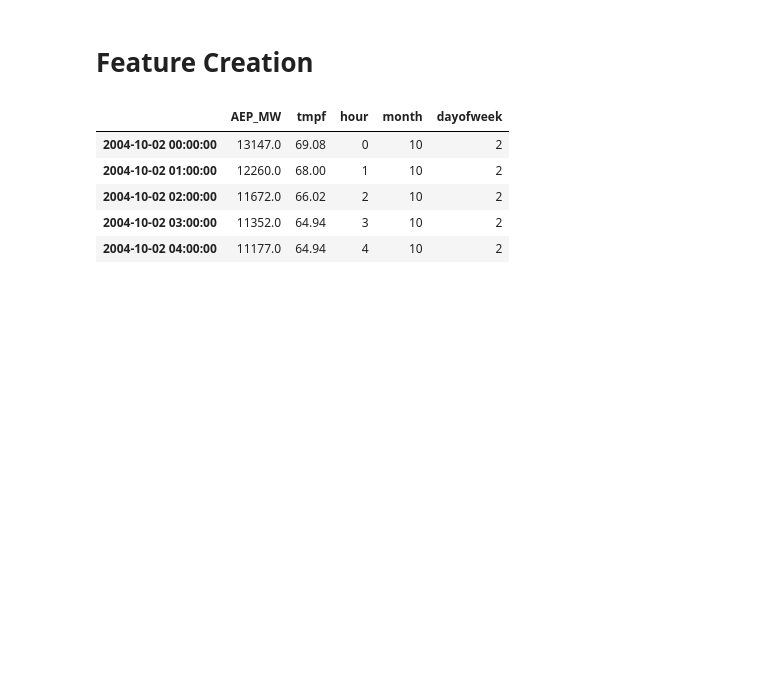
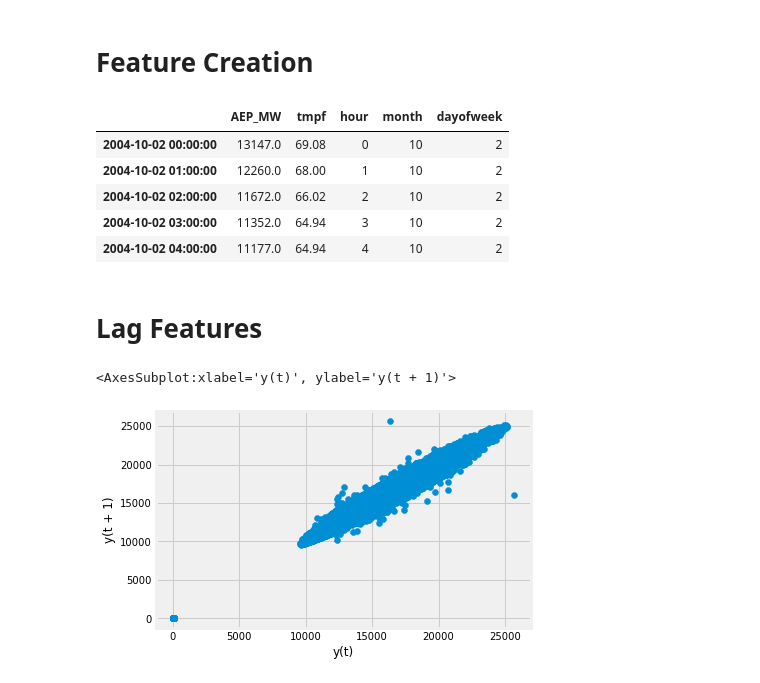
Before and after one commit to johnny-pham23/Time-Series, a Jupyter notebook: AEP_ts.ipynb, the cells around one changed output. Cells and saved outputs as stored; diff of their text form; code cells hidden in the pictures; blank space fills up the shorter version.

```diff
--- a/AEP_ts.ipynb
+++ b/AEP_ts.ipynb
@@ -226,3 +226,5 @@ df3.head()
 | 2004-10-02 02:00:00 | 11672.0 | 66.02 | 2 | 10 | 2 |
 | 2004-10-02 03:00:00 | 11352.0 | 64.94 | 3 | 10 | 2 |
 | 2004-10-02 04:00:00 | 11177.0 | 64.94 | 4 | 10 | 2 |
+# %% [markdown]
+# Lag Features
@@ -228,0 +249,11 @@ df3.head()
+# %%
+# Import lag_plot function
+from pandas.plotting import lag_plot
+plt.figure()
+# Pass the lag argument and plot the values.
+# When lag=1 the plot is essentially data[:-1] vs. data[1:]
+# Plot our ts_data_load set
+lag_plot(df3)
+# %% [output]
+<AxesSubplot:xlabel='y(t)', ylabel='y(t + 1)'>
+[figure, added]
```
Also changed, not shown: parts of 6 cells of this notebook.
